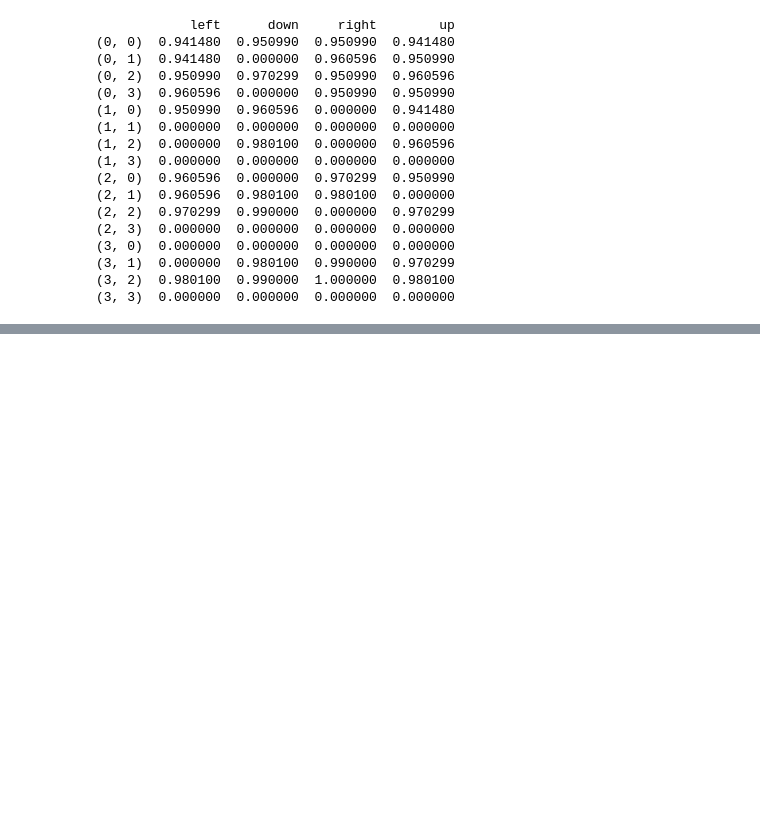
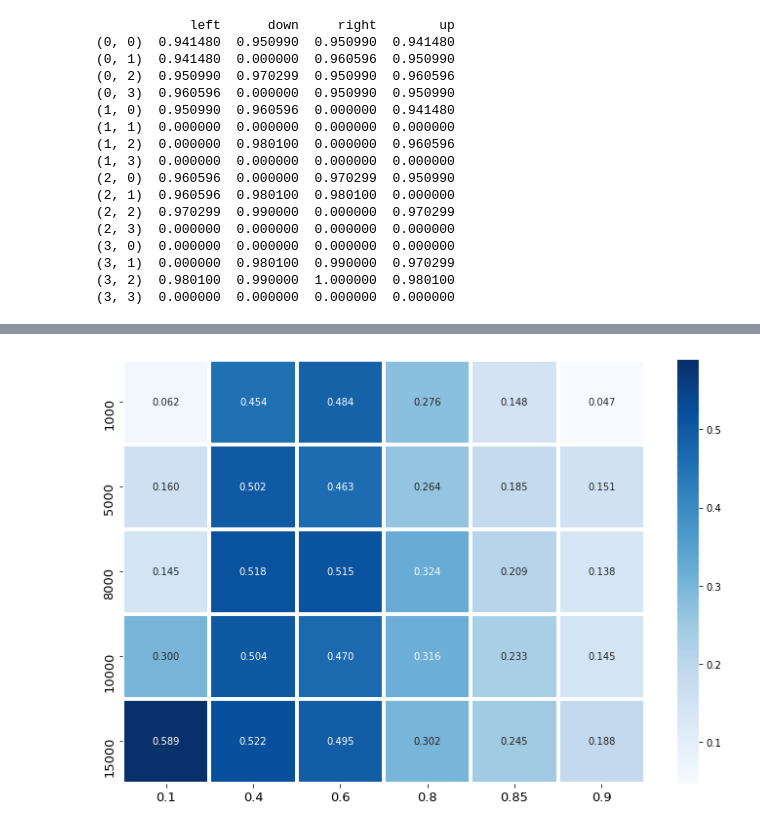
Before and after one commit to frhyme/frhyme.github.io, a Jupyter notebook: _posts/personal_ipynb/180625-reinforcement learning.ipynb, the cells around one changed output, grey strips where cells are left out. Drawn from its saved outputs; the diff is of its cells as text; code cells hidden in the pictures; blank space fills up the shorter version.

Commit message:
reinforcement stochastic

```diff
--- a/_posts/personal_ipynb/180625-reinforcement learning.ipynb
+++ b/_posts/personal_ipynb/180625-reinforcement learning.ipynb
@@ -217,0 +221,45 @@ score: 0.524
+# %%
+import seaborn as sns
+
+def make_rlist_grid(lrs=[], num_eps=[]):
+    """
+    learning rate, num_episode 에 따라서, 시행한 결과값을 nested dictionary에 넣어줌
+    -
+    """
+    r_dict = {lr:{ep: [] for ep in num_eps} for lr in lrs}
+    env = gym.make("FrozenLake-v0")
+    Q = np.zeros([env.observation_space.n, env.action_space.n])
+
+    decay_rate = 0.99
+    for lr in lrs:
+        for ep in num_eps:
+            for i in range(0, ep):
+                state = env.reset()
+                rAll = 0 # 한 episode 별로 얻을 수 있는 reward의 총합
+                done = False # hole에 빠지거나, Goal에 도달하면 True
+                while not done:
+                    action = np.argmax(Q[state, :] + np.random.normal(0, 1, env.action_space.n)/(i+1))
+                    new_state, reward, done, _ = env.step(action)
+                    Q[state, action] = (1-lr)*Q[state, action]
+                    Q[state, action] += lr*(reward + decay_rate*np.max(Q[new_state, :]))
+                    rAll+=reward
+                    state = new_state # state update
+                r_dict[lr][ep].append(rAll)
+    return r_dict
+lrs = [0.1, 0.4, 0.6, 0.8, 0.85, 0.9]
+num_eps = [1000, 5000, 8000, 10000, 15000]
+## 두번 계산하여 평균을 구함
+rlist_grid = make_rlist_grid(lrs=lrs, num_eps=num_eps)
+rlist_grid_score = {lr: {ep: sum(rlist_grid[lr][ep])/len(rlist_grid[lr][ep])
+                         for ep in rlist_grid[lr].keys()} for lr in rlist_grid.keys() }
+
+plt.figure(figsize=(12, 8))
+sns.heatmap(pd.DataFrame(rlist_grid_score),
+            annot=True, fmt=".3f",
+            cmap=plt.cm.Blues, cbar=True,
+            linewidths=3)
+plt.tick_params(labelsize=13)
+plt.savefig('../../assets/images/markdown_img/180627_reinforcement_lr_ep_heatmap.svg')
+plt.show()
+# %% [output]
+[figure, added]
```
Also changed, not shown: parts of 5 cells of this notebook, 6 other files.
